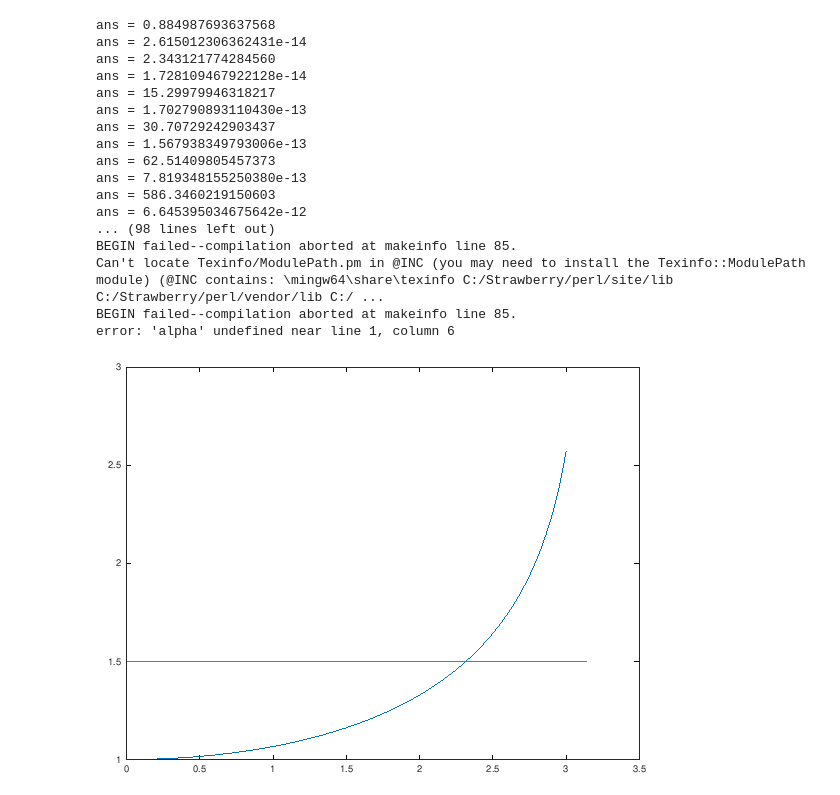
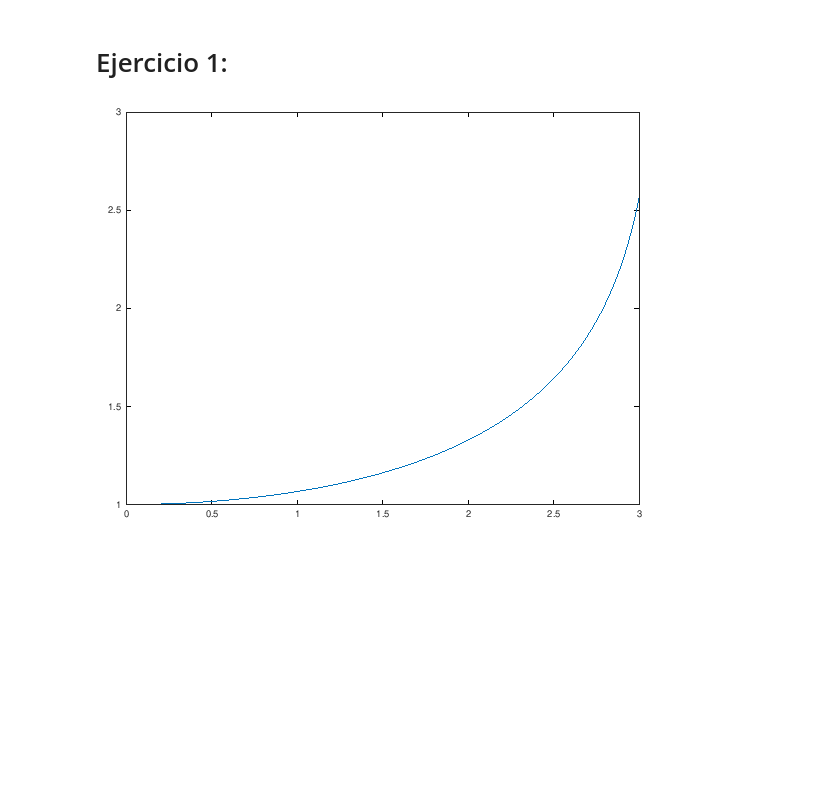
Before and after one commit to alonct/CN1V-practicas-octave, a Jupyter notebook: Entrega_2_AlonsoOmaAlonso/entregable.ipynb, the cells around one changed output. Cells and saved outputs as stored; diff of their text form; code cells hidden in the pictures; blank space fills up the shorter version.

```diff
--- a/Entrega_2_AlonsoOmaAlonso/entregable.ipynb
+++ b/Entrega_2_AlonsoOmaAlonso/entregable.ipynb
@@ -1,3 +1,5 @@
+# %% [markdown]
+# Ejercicio 1:
 # %%
 clear all
 addpath('./Biblioteca')
@@ -12,4 +14,14 @@ a = 0;
 b = 3;
 
 f = @(x,alpha) 1./sqrt(1-((sin(alpha/2)).^2.*(sin(x)).^2));
+# %%
+abcisas = linspace(0,3,200);
+figure (1)
+for k=1:length(abcisas)
+    fz = @(x) f(x,abcisas(k));
+    y(k) = 2*(1/pi)*simpson(fz, 0, pi/2, 20);
+endfor
+plot(abcisas, y)
+# %% [output]
+[figure, added]
 # %%
@@ -67,39 +75 @@ function [x, fx, numpasos] = secante_mod(x0, x1, tol, maxit)
 endfunction
-# %%
-interval = linspace (0, 3, 500);
-
-figure(1)
-for i=1:length(interval)
-    h = @(x) f(x, interval(i));
-    T(i) = (simpson(h, 0, pi/2, 100) * 2/pi);
-endfor
-
-plot(interval, T, [0, pi], [1.5, 1.5])
-hold on
-
-x0 = 3;
-x1 = 2.5;
-
-[alpha, ga numpasos] = secante_mod(x0, x1, 1E-14, 50);
-alpha
-
-plot(alpha, ga, '*')
-# %% [output]
-ans = 0.884987693637568
-ans = 2.615012306362431e-14
-ans = 2.343121774284560
-ans = 1.728109467922128e-14
-ans = 15.29979946318217
-ans = 1.702790893110430e-13
-ans = 30.70729242903437
-ans = 1.567938349793006e-13
-ans = 62.51409805457373
-ans = 7.819348155250380e-13
-ans = 586.3460219150603
-ans = 6.645395034675642e-12
-... (98 lines left out)
-BEGIN failed--compilation aborted at makeinfo line 85.
-Can't locate Texinfo/ModulePath.pm in @INC (you may need to install the Texinfo::ModulePath module) (@INC contains: \mingw64\share\texinfo C:/Strawberry/perl/site/lib C:/Strawberry/perl/vendor/lib C:/ ...
-BEGIN failed--compilation aborted at makeinfo line 85.
-error: 'alpha' undefined near line 1, column 6
-[figure, removed]
```
Also changed, not shown: parts of 7 cells of this notebook, 1 other file.
